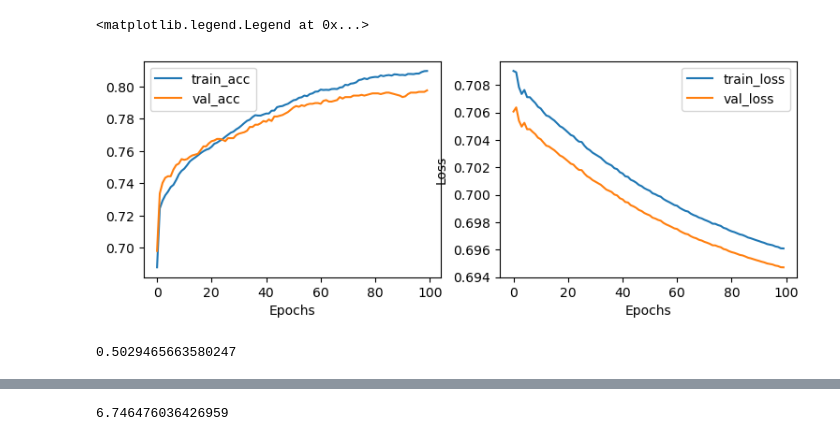
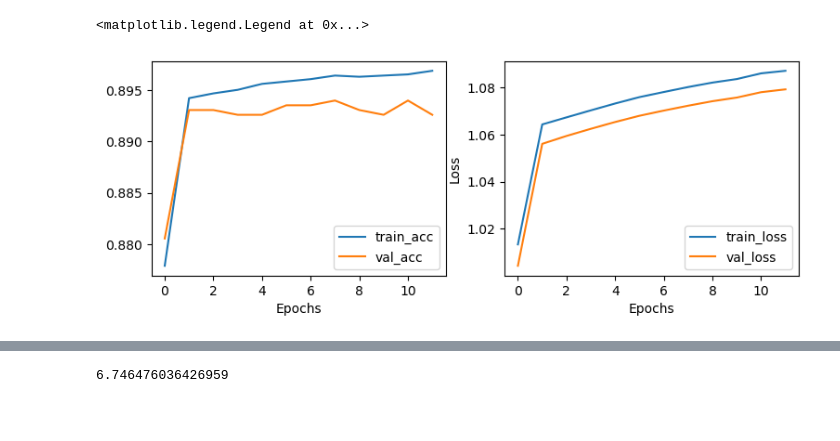
Before and after one commit to feanor3/tesi, a Jupyter notebook: analysis.ipynb, the cells around one changed output, grey strips where cells are left out. Cells and saved outputs as stored; diff of their text form; code cells hidden in the pictures; blank space fills up the shorter version.

Commit message:
added symmetric weights

```diff
--- a/analysis.ipynb
+++ b/analysis.ipynb
@@ -19,26 +21,22 @@ utils.resize_data_test(10)
 # %%
 # CLASSIFIER TRAINING
 data_train, t_train, data_val, t_val, data_test, t_test = utils.load_train_data(10, mode = 'all')
 
-clf = MLPBinary(dim_hidden=20, tolerance=1e-5, activation='relu', lr=0.01, batch_size=200, momentum=0.9, solver='sgd', alpha=0.1, power_t=0.3, n_epochs_no_update=5)
+clf = MLPBinary(dim_hidden=100, tolerance=1e-5, activation='relu', lr=0.01, batch_size=200, momentum=0.9, solver='sgd', alpha=0.001, power_t=0.4, n_epochs_no_update=5, symmetric_weights=True)
 clf.fit(data_train, t_train, X_val=data_val, t_val=t_val)
 
 # plotting accuracy and loss
 fig, (ax1, ax2) = plt.subplots(nrows=1, ncols=2, figsize=(9,3))
 E = len(clf.train_acc)
 ax1.plot(np.arange(E), clf.train_acc)
 ax1.plot(np.arange(E), clf.val_acc)
 ax1.legend(["train_acc", "val_acc"])
 
 ax2.plot(np.arange(E), clf.train_loss)
 ax2.plot(np.arange(E), clf.val_loss)
 ax2.set_ylabel("Loss"), ax2.set_xlabel("Accuracy")
 ax1.set_xlabel("Epochs"), ax2.set_xlabel("Epochs")
 ax2.legend(["train_loss", "val_loss"])
 # %% [output]
 <matplotlib.legend.Legend at 0x...>
-[figure, old version]
+[figure, new version]
-# %%
-clf.score(data_train, t_train)
-# %% [output]
-0.5029465663580247
```
Also changed, not shown: parts of 9 cells of this notebook, 1 other file.
